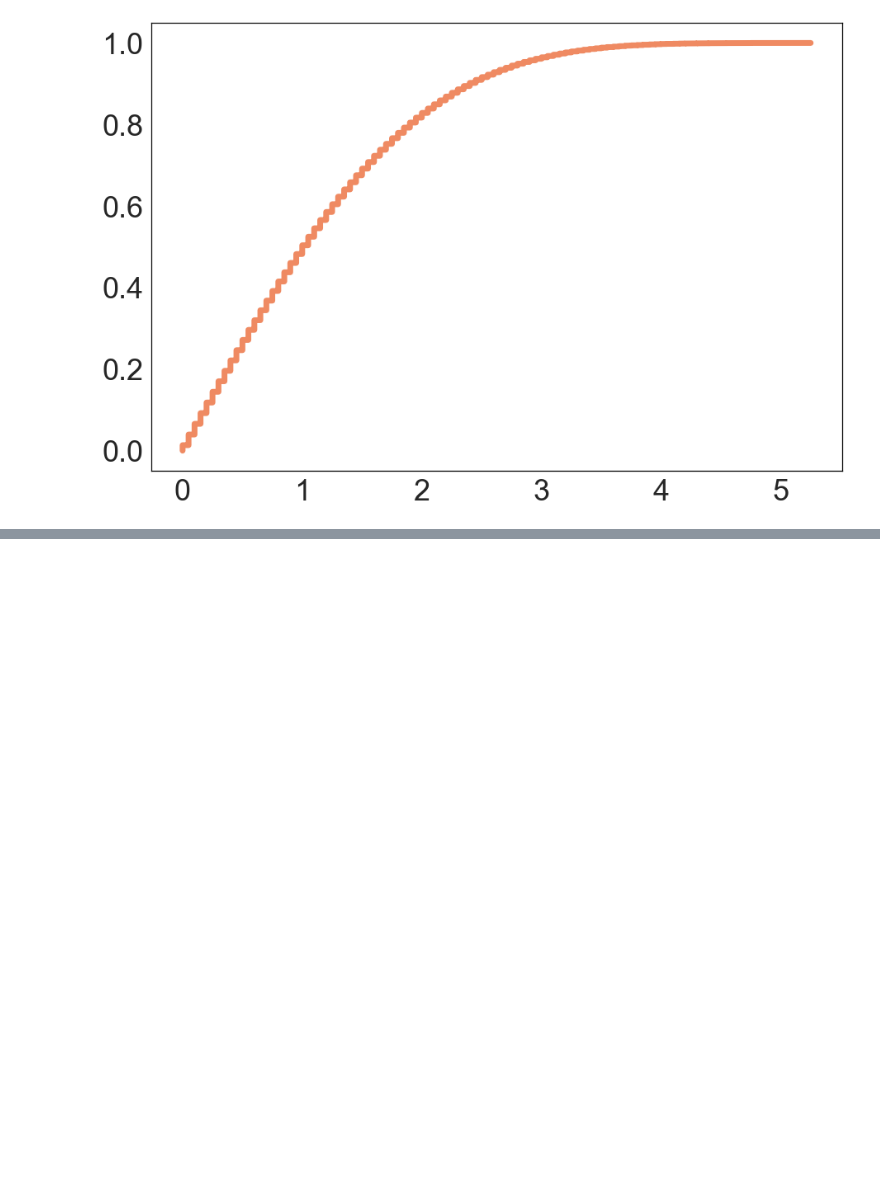
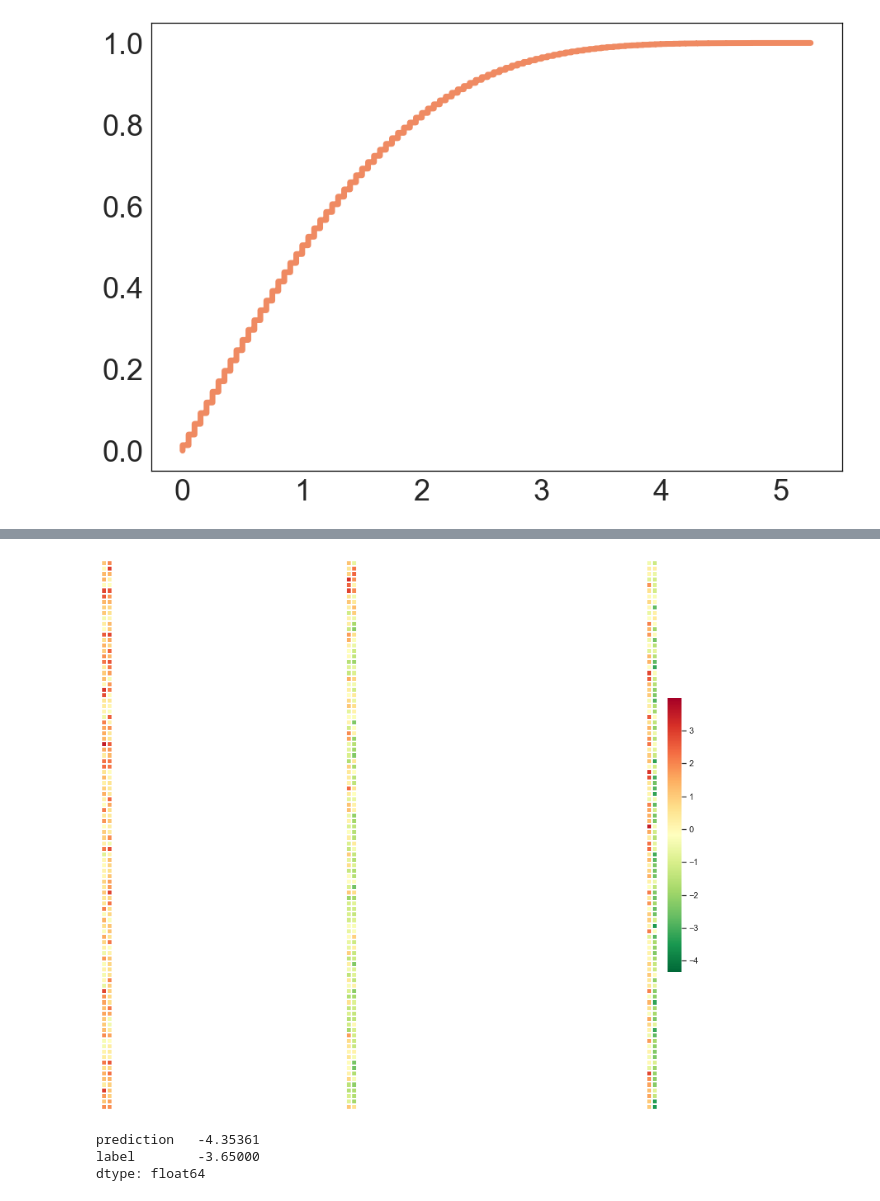
Before and after one commit to tr0up2r/satisfaction-classifier-with-xai, a Jupyter notebook: plotting.ipynb, the cells around one changed output, grey strips where cells are left out. Drawn from its saved outputs; the diff is of its cells as text; code cells hidden in the pictures; blank space fills up the shorter version.

```diff
--- a/plotting.ipynb
+++ b/plotting.ipynb
@@ -435,0 +502,10 @@ draw_multiple_cdf_normalize_y([comb_sub], "satisfaction_difference", colors, 'Sa
+# %%
+draw_pred_true_heatmap(0, 3)
+# %% [output]
+[figure, added]
+# %%
+pred_true_df.min()
+# %% [output]
+prediction   -4.35361
+label        -3.65000
+dtype: float64
```
Also changed, not shown: parts of 21 cells of this notebook.
